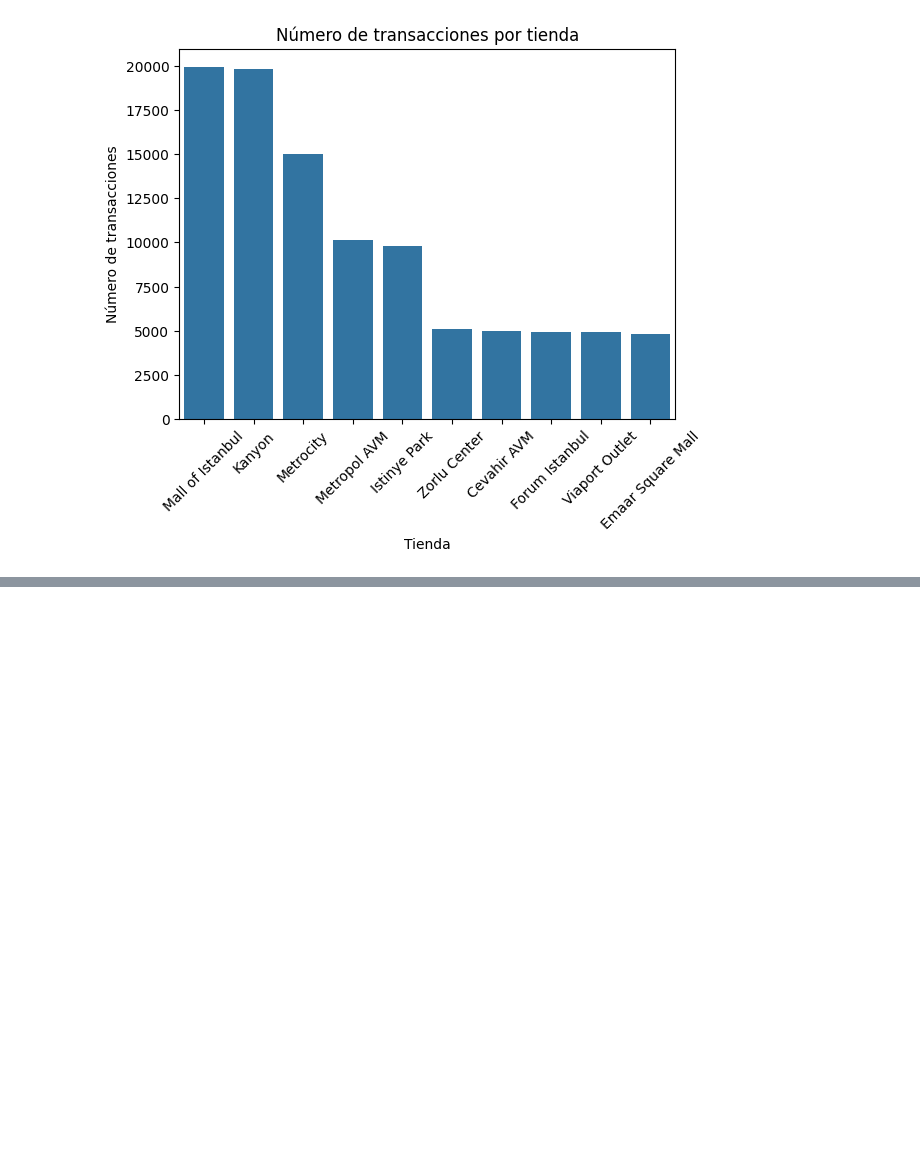
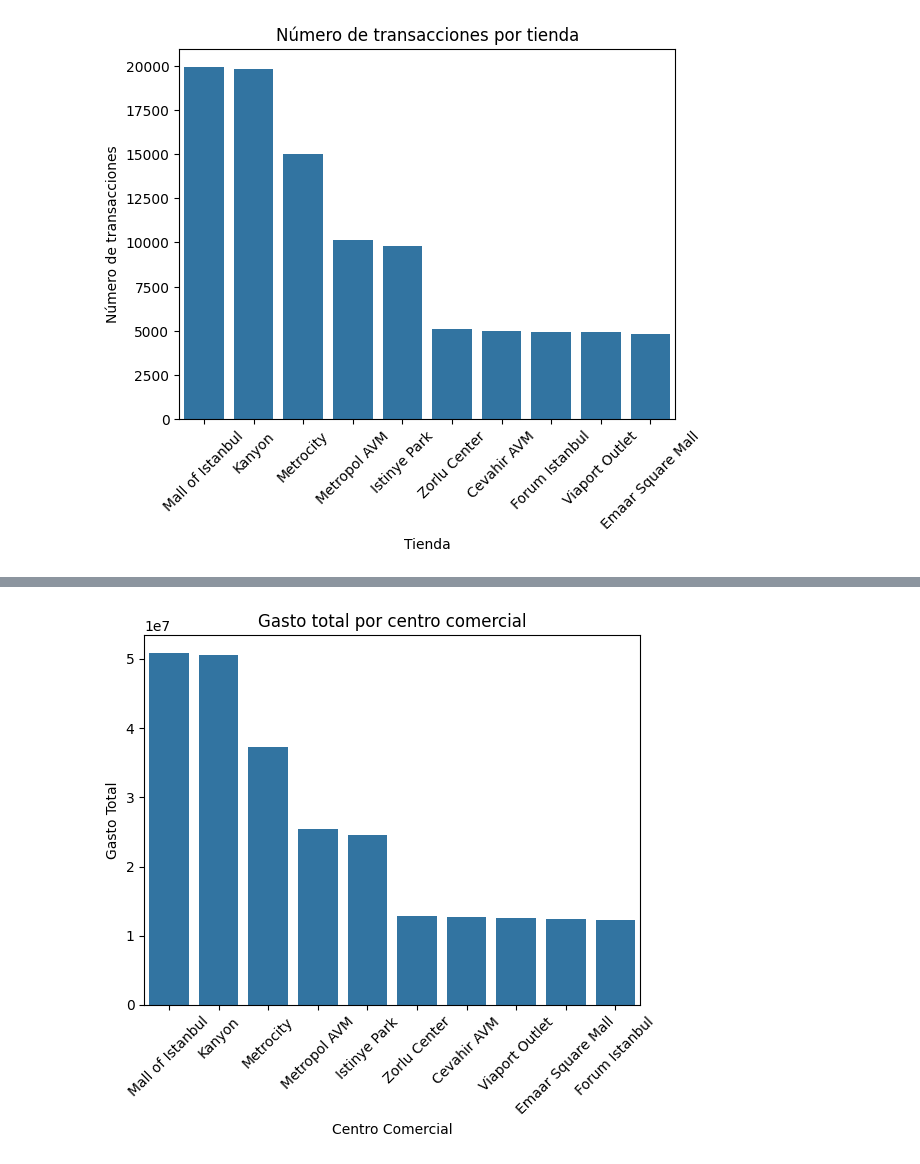
Before and after one commit to CarmenRosillo/retail-analisis, a Jupyter notebook: retail.ipynb, the cells around one changed output, grey strips where cells are left out. Saved outputs shown, nothing was run; the diff lists cells and outputs as text; code cells hidden in the pictures; blank space fills up the shorter version.

```diff
--- a/retail.ipynb
+++ b/retail.ipynb
@@ -900,0 +903,12 @@ plt.show()
+# %%
+# Agrupar por centro comercial y sumar los montos totales
+gasto_total_por_cc = df5.groupby('shopping_mall')['total'].sum().reset_index(name='Gasto_Total')
+
+# Ordenar de mayor a menor por gasto total
+gasto_total_por_cc = gasto_total_por_cc.sort_values('Gasto_Total', ascending=False)
+
+# El primer registro será el centro comercial con mayor gasto
+centro_comercial_mas_gasto = gasto_total_por_cc.iloc[0]['shopping_mall']
+
+print(gasto_total_por_cc)
+print("El centro comercial donde se gasta más dinero es:", centro_comercial_mas_gasto)
@@ -900,0 +928,10 @@ plt.show()
+# %%
+# Crear un gráfico de barras
+sns.barplot(x='shopping_mall', y='Gasto_Total', data=gasto_total_por_cc)
+plt.title('Gasto total por centro comercial')
+plt.xlabel('Centro Comercial')
+plt.ylabel('Gasto Total')
+plt.xticks(rotation=45)  # Rotar las etiquetas del eje x si hay muchos centros comerciales
+plt.show()
+# %% [output]
+[figure, added]
```
Also changed, not shown: parts of 2 cells of this notebook.
